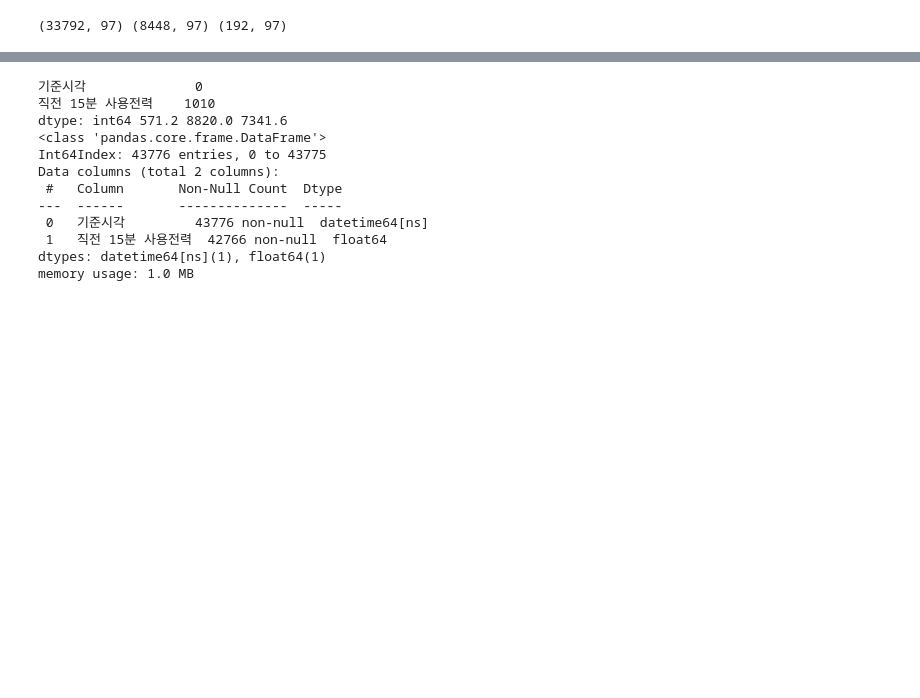
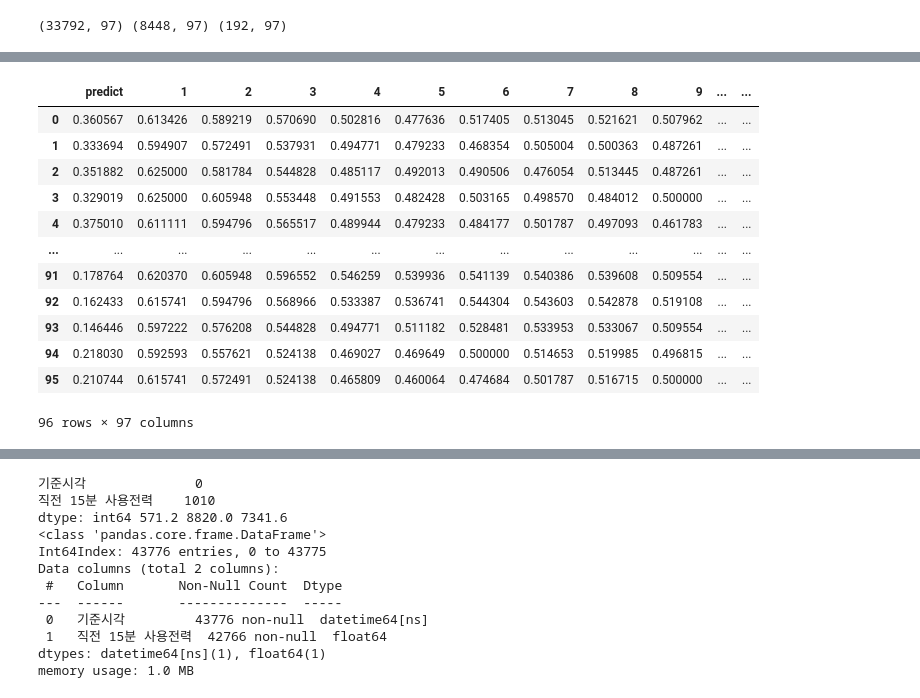
Before and after one commit to yeonkyoung/Time_Series, a Jupyter notebook: FEMS_predict/LSTM/LSTM_Moorim.ipynb, the cells around one changed output, grey strips where cells are left out. Drawn from its saved outputs; the diff is of its cells as text; code cells hidden in the pictures; blank space fills up the shorter version.

```diff
--- a/FEMS_predict/LSTM/LSTM_Moorim.ipynb
+++ b/FEMS_predict/LSTM/LSTM_Moorim.ipynb
@@ -345,0 +317,3 @@ print("predicted next 5 min trade count", real_predictions[-1])  # 예측한 건
+# %%
+# 모델 사용
+predictions = model.predict(x_test)   #, batch_size
@@ -345,0 +322,25 @@ print("predicted next 5 min trade count", real_predictions[-1])  # 예측한 건
+# %%
+predictions.shape
+
+results=pd.DataFrame(predictions,columns=['predict'])
+# %%
+s_test_df=pd.DataFrame(s_test)
+s_fake=s_test_df.iloc[:96,1:]
+# %%
+result=pd.concat((results,s_fake),axis=1)
+# %%
+result
+# %% [output]
+|  | predict | 1 | 2 | 3 | 4 | 5 | 6 | 7 | 8 | 9 | ... | ... |
+| 0 | 0.360567 | 0.613426 | 0.589219 | 0.570690 | 0.502816 | 0.477636 | 0.517405 | 0.513045 | 0.521621 | 0.507962 | ... | ... |
+| 1 | 0.333694 | 0.594907 | 0.572491 | 0.537931 | 0.494771 | 0.479233 | 0.468354 | 0.505004 | 0.500363 | 0.487261 | ... | ... |
+| 2 | 0.351882 | 0.625000 | 0.581784 | 0.544828 | 0.485117 | 0.492013 | 0.490506 | 0.476054 | 0.513445 | 0.487261 | ... | ... |
+| 3 | 0.329019 | 0.625000 | 0.605948 | 0.553448 | 0.491553 | 0.482428 | 0.503165 | 0.498570 | 0.484012 | 0.500000 | ... | ... |
+| 4 | 0.375010 | 0.611111 | 0.594796 | 0.565517 | 0.489944 | 0.479233 | 0.484177 | 0.501787 | 0.497093 | 0.461783 | ... | ... |
+| ... | ... | ... | ... | ... | ... | ... | ... | ... | ... | ... | ... | ... |
+| 91 | 0.178764 | 0.620370 | 0.605948 | 0.596552 | 0.546259 | 0.539936 | 0.541139 | 0.540386 | 0.539608 | 0.509554 | ... | ... |
+| 92 | 0.162433 | 0.615741 | 0.594796 | 0.568966 | 0.533387 | 0.536741 | 0.544304 | 0.543603 | 0.542878 | 0.519108 | ... | ... |
+| 93 | 0.146446 | 0.597222 | 0.576208 | 0.544828 | 0.494771 | 0.511182 | 0.528481 | 0.533953 | 0.533067 | 0.509554 | ... | ... |
+| 94 | 0.218030 | 0.592593 | 0.557621 | 0.524138 | 0.469027 | 0.469649 | 0.500000 | 0.514653 | 0.519985 | 0.496815 | ... | ... |
+| 95 | 0.210744 | 0.615741 | 0.572491 | 0.524138 | 0.465809 | 0.460064 | 0.474684 | 0.501787 | 0.516715 | 0.500000 | ... | ... |
+96 rows × 97 columns
```
Also changed, not shown: parts of 21 cells of this notebook, 8 other files.
